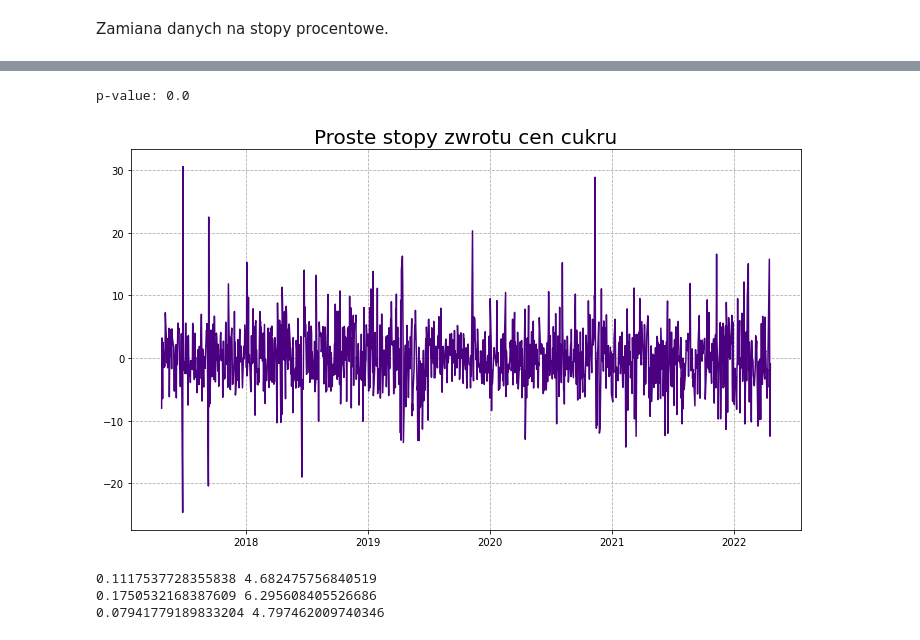
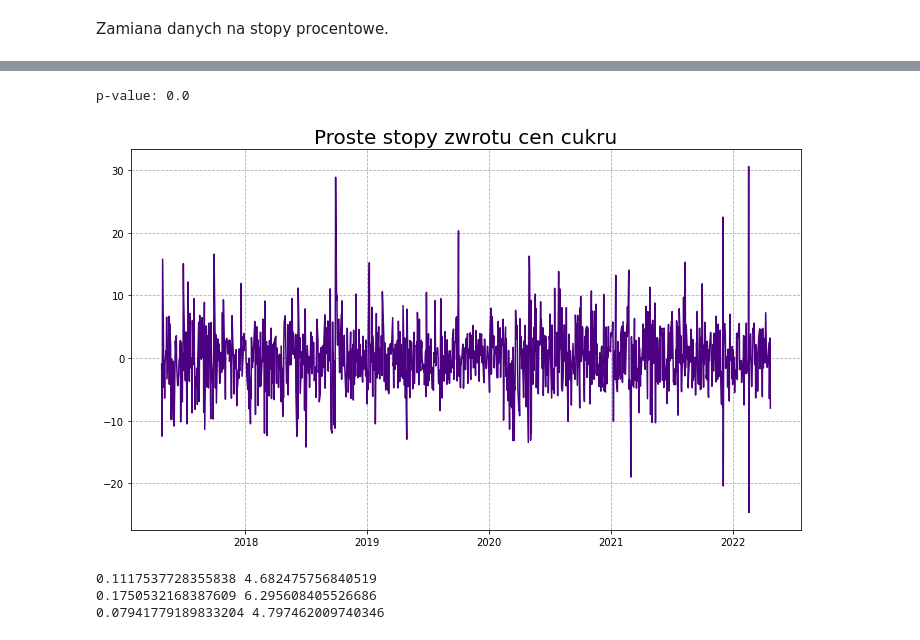
Before and after one commit to KatarzynaTurbanska/enterprise_risk_management, a Jupyter notebook: Prezentacja 2/miary_ryzyka.ipynb, the cells around one changed output, grey strips where cells are left out. Drawn from its saved outputs; the diff is of its cells as text; code cells hidden in the pictures.

```diff
--- a/Prezentacja 2/miary_ryzyka.ipynb
+++ b/Prezentacja 2/miary_ryzyka.ipynb
@@ -96,13 +96,13 @@ p-value: 1.6507126062903223e-23
 # %%
 result = adfuller(sugar_close)
 print('p-value: {}'.format(result[1]))
-plt.plot(cocoa['Date'][1:], np.flip(sugar_close,axis=0), color='indigo')
+plt.plot(cocoa['Date'][:-1], sugar_close, color='indigo')
 plt.title("Proste stopy zwrotu cen cukru", fontsize=20)
 plt.show()
-#plt.savefig("sugar_plot")
+#plt.savefig("Wykresy/sugar_plot")
 # %% [output]
 p-value: 0.0
-[figure, old version]
+[figure, new version]
 # %%
 mu_c = np.mean(cocoa_close)
 sigma_c = np.std(cocoa_close)
```
Also changed, not shown: parts of 8 cells of this notebook, 5 other files.
